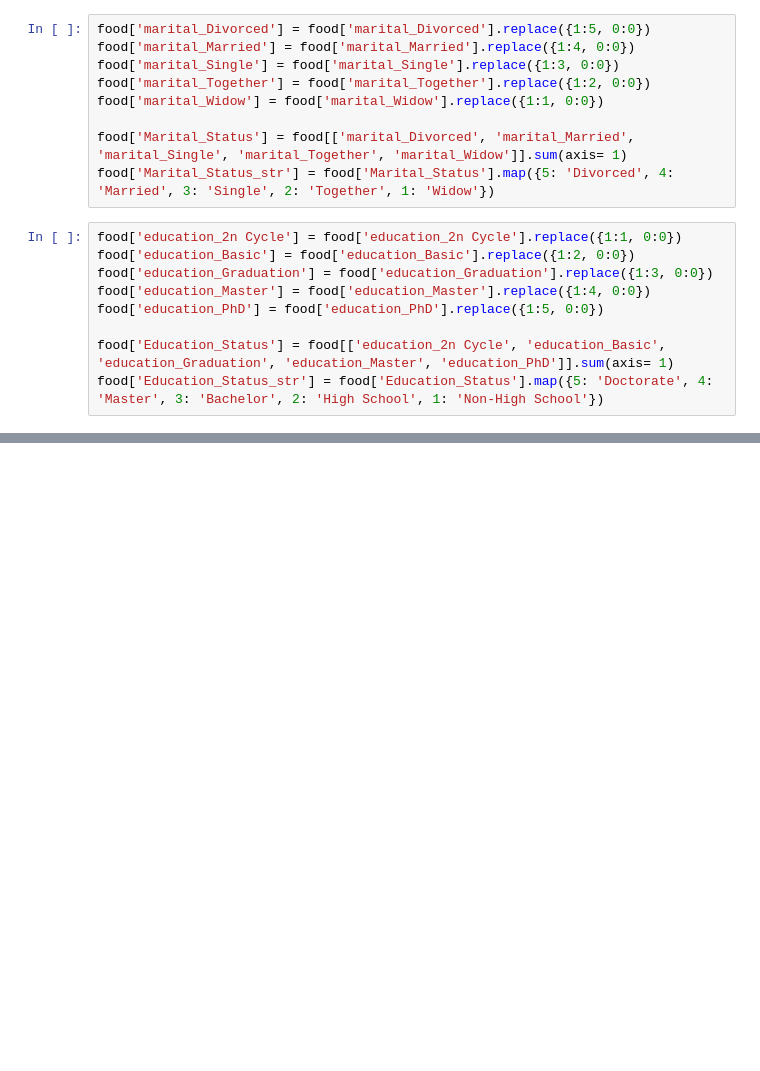
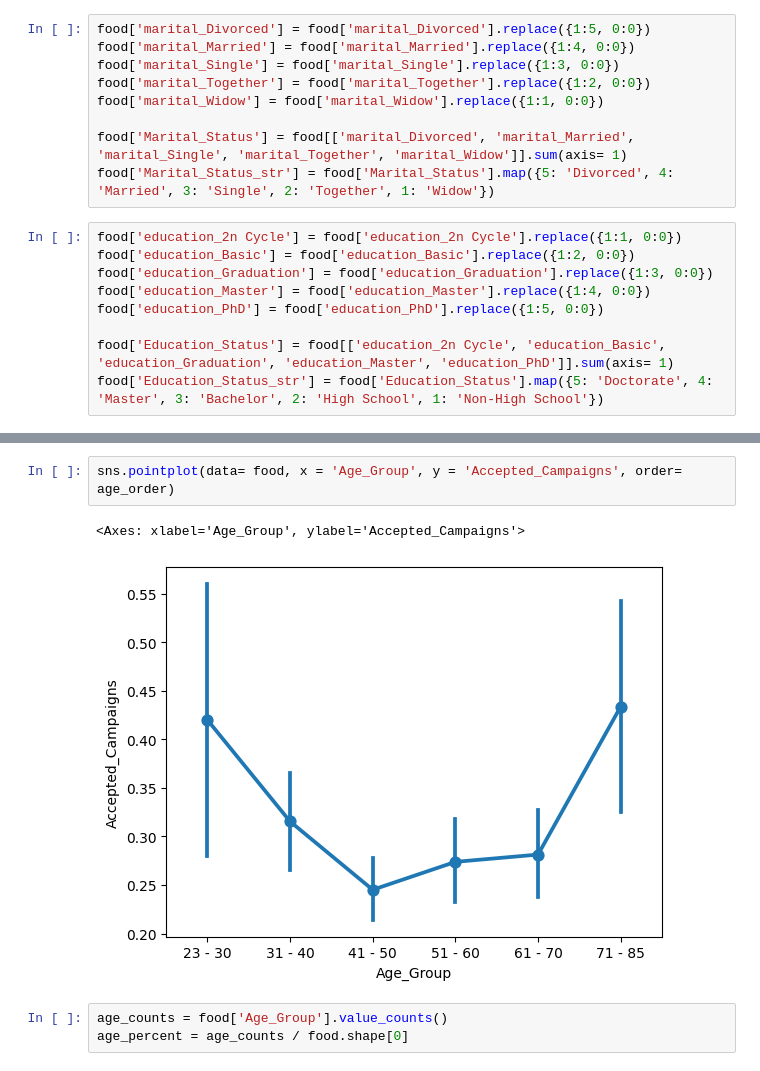
Before and after one commit to jgonzalez1015/Portfolio-Projects, a Jupyter notebook: Food Marketing Analysis Project/Food Marketing Analysis Project.ipynb, the cells around one changed output, grey strips where cells are left out. Cells and saved outputs as stored; diff of their text form; blank space fills up the shorter version.

```diff
--- a/Food Marketing Analysis Project/Food Marketing Analysis Project.ipynb
+++ b/Food Marketing Analysis Project/Food Marketing Analysis Project.ipynb
@@ -79,0 +151,8 @@ food['Accepted_Campaigns'] = food[['AcceptedCmp3', 'AcceptedCmp4', 'AcceptedCmp5
+# %%
+sns.pointplot(data= food, x = 'Age_Group', y = 'Accepted_Campaigns', order= age_order)
+# %% [output]
+<Axes: xlabel='Age_Group', ylabel='Accepted_Campaigns'>
+[figure, added]
+# %%
+age_counts = food['Age_Group'].value_counts()
+age_percent = age_counts / food.shape[0]
```
Also changed, not shown: parts of 13 cells of this notebook.
